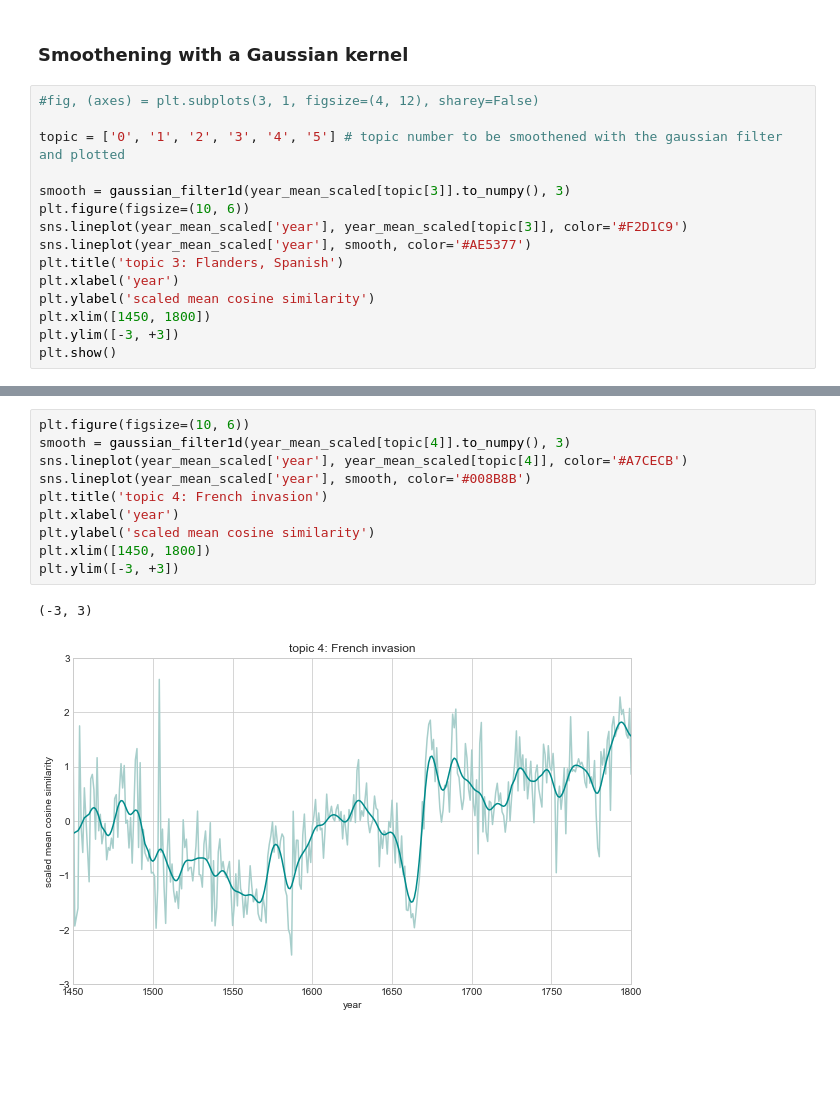
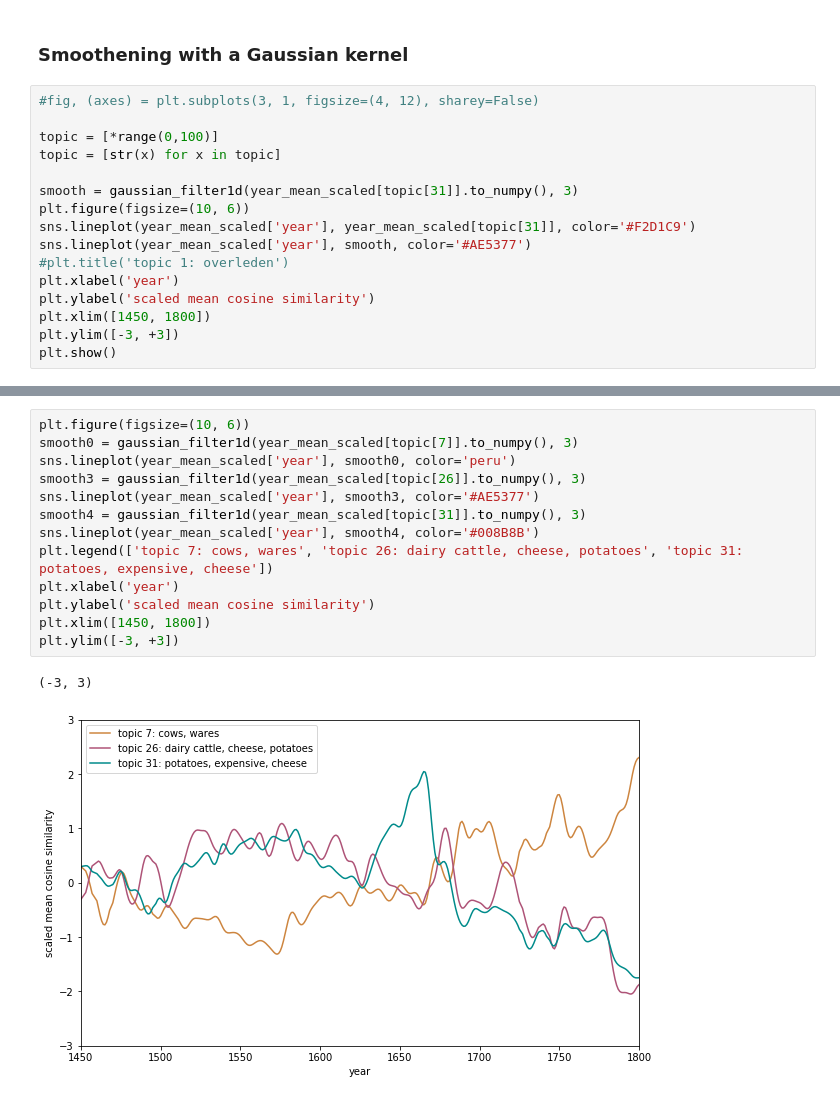
Before and after one commit to centre-for-humanities-computing/dutch-chronicles, a Jupyter notebook: notebooks/top2vec_analysis.ipynb, the cells around one changed output, grey strips where cells are left out. Saved outputs shown, nothing was run; the diff lists cells and outputs as text; blank space fills up the shorter version.

```diff
--- a/notebooks/top2vec_analysis.ipynb
+++ b/notebooks/top2vec_analysis.ipynb
@@ -73,13 +52,14 @@ Text(0, 0.5, 'scaled mean cosine similarity')
 # %%
 #fig, (axes) = plt.subplots(3, 1, figsize=(4, 12), sharey=False)
 
-topic = ['0', '1', '2', '3', '4', '5'] # topic number to be smoothened with the gaussian filter and plotted
+topic = [*range(0,100)]
+topic = [str(x) for x in topic]
 
-smooth = gaussian_filter1d(year_mean_scaled[topic[3]].to_numpy(), 3)
+smooth = gaussian_filter1d(year_mean_scaled[topic[31]].to_numpy(), 3)
 plt.figure(figsize=(10, 6))
-sns.lineplot(year_mean_scaled['year'], year_mean_scaled[topic[3]], color='#F2D1C9')
+sns.lineplot(year_mean_scaled['year'], year_mean_scaled[topic[31]], color='#F2D1C9')
 sns.lineplot(year_mean_scaled['year'], smooth, color='#AE5377')
-plt.title('topic 3: Flanders, Spanish')
+#plt.title('topic 1: overleden')
 plt.xlabel('year')
 plt.ylabel('scaled mean cosine similarity')
 plt.xlim([1450, 1800])
@@ -90,13 +70,16 @@ plt.show()
 # %%
 plt.figure(figsize=(10, 6))
-smooth = gaussian_filter1d(year_mean_scaled[topic[4]].to_numpy(), 3)
-sns.lineplot(year_mean_scaled['year'], year_mean_scaled[topic[4]], color='#A7CECB')
-sns.lineplot(year_mean_scaled['year'], smooth, color='#008B8B')
-plt.title('topic 4: French invasion')
+smooth0 = gaussian_filter1d(year_mean_scaled[topic[7]].to_numpy(), 3)
+sns.lineplot(year_mean_scaled['year'], smooth0, color='peru')
+smooth3 = gaussian_filter1d(year_mean_scaled[topic[26]].to_numpy(), 3)
+sns.lineplot(year_mean_scaled['year'], smooth3, color='#AE5377')
+smooth4 = gaussian_filter1d(year_mean_scaled[topic[31]].to_numpy(), 3)
+sns.lineplot(year_mean_scaled['year'], smooth4, color='#008B8B')
+plt.legend(['topic 7: cows, wares', 'topic 26: dairy cattle, cheese, potatoes', 'topic 31: potatoes, expensive, cheese'])
 plt.xlabel('year')
 plt.ylabel('scaled mean cosine similarity')
 plt.xlim([1450, 1800])
 plt.ylim([-3, +3])
 # %% [output]
 (-3, 3)
-[figure, old version]
+[figure, new version]
```
Also changed, not shown: parts of 6 cells of this notebook.
